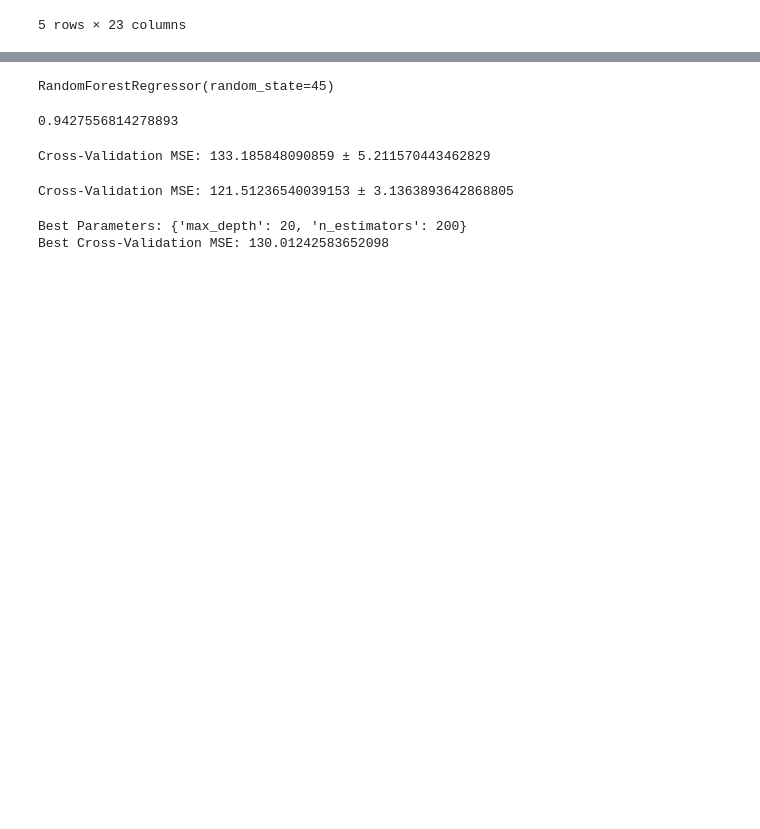
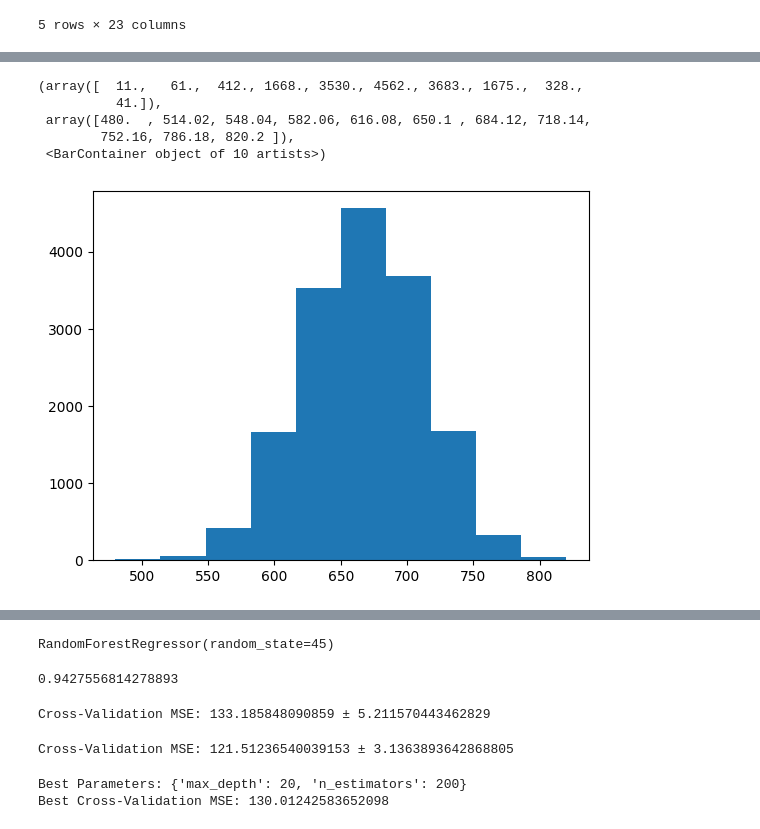
Before and after one commit to Sajidha777/health-wellbeing-analytics, a Jupyter notebook: model.ipynb, the cells around one changed output, grey strips where cells are left out. Saved outputs shown, nothing was run; the diff lists cells and outputs as text; code cells hidden in the pictures; blank space fills up the shorter version.

```diff
--- a/model.ipynb
+++ b/model.ipynb
@@ -148,0 +165,9 @@ df.head()
+# %%
+plt.hist(df['WORK_LIFE_BALANCE_SCORE'])
+# %% [output]
+(array([  11.,   61.,  412., 1668., 3530., 4562., 3683., 1675.,  328.,
+          41.]),
+ array([480.  , 514.02, 548.04, 582.06, 616.08, 650.1 , 684.12, 718.14,
+        752.16, 786.18, 820.2 ]),
+ <BarContainer object of 10 artists>)
+[figure, added]
```
Also changed, not shown: parts of 10 cells of this notebook.
